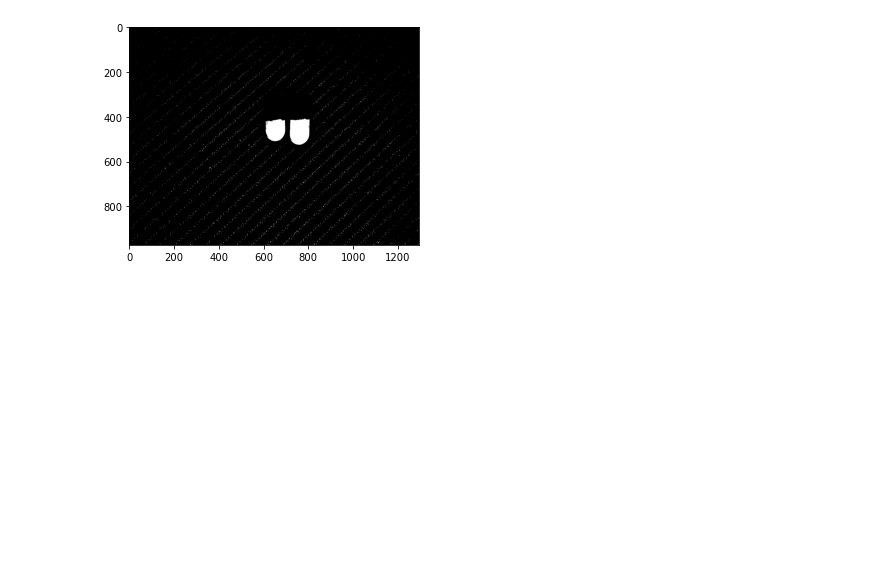
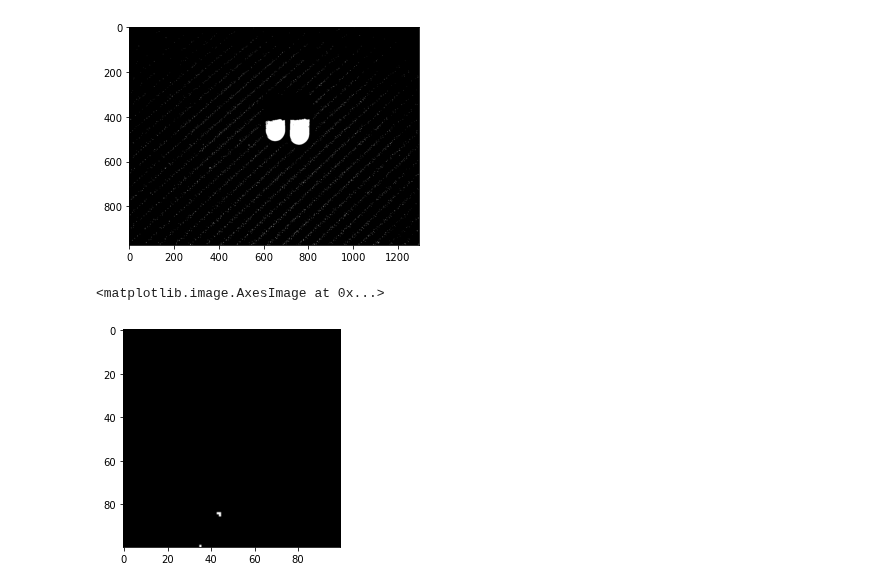
Before and after one commit to visbond/mini_programs, a Jupyter notebook: area-measure.ipynb, the cells around one changed output. Cells and saved outputs as stored; diff of their text form; code cells hidden in the pictures; blank space fills up the shorter version.

```diff
--- a/area-measure.ipynb
+++ b/area-measure.ipynb
@@ -107,3 +109,10 @@ plt.imshow(thresh, 'gray')
 # %% [output]
 <matplotlib.image.AxesImage at 0x...>
 [figure]
+# %%
+# Let's look at a slice up close to see how many pixels the diagonal lines are
+# this is the top-left, which is fairly dark already
+plt.imshow(thresh[:100, :100], 'gray')
+# %% [output]
+<matplotlib.image.AxesImage at 0x...>
+[figure, added]
```
Also changed, not shown: parts of 13 cells of this notebook.
